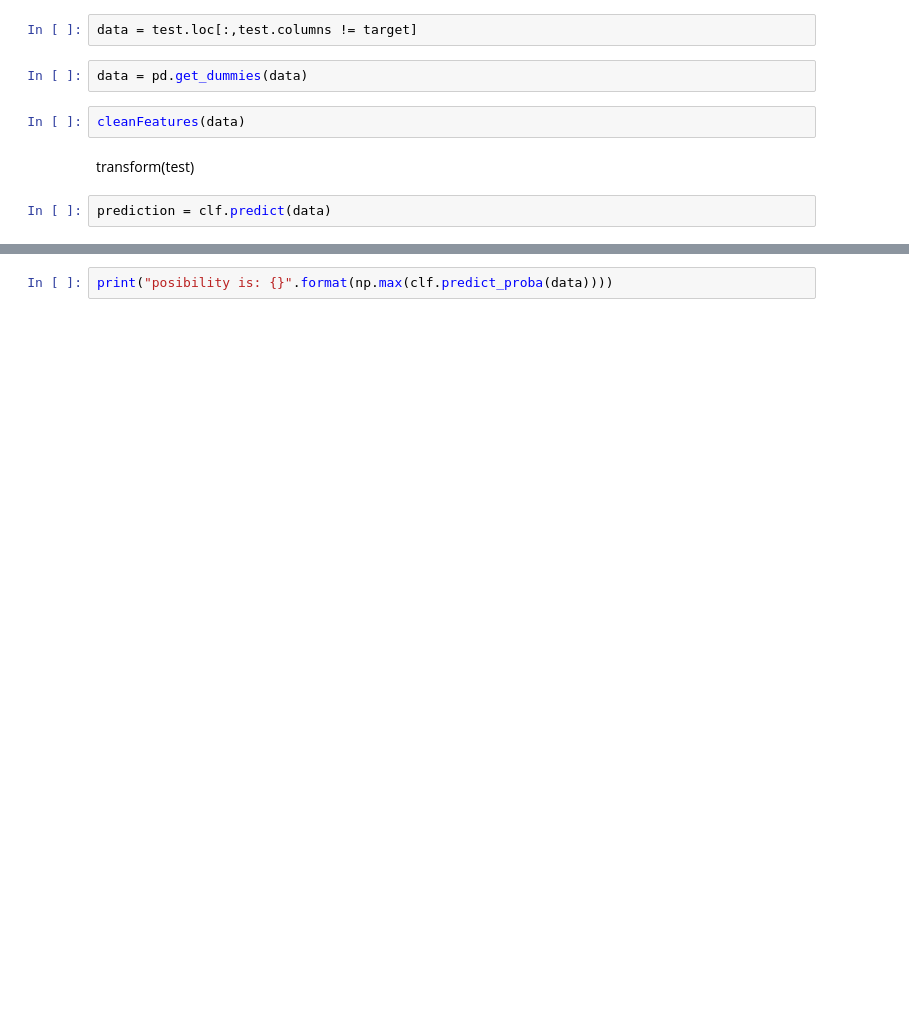
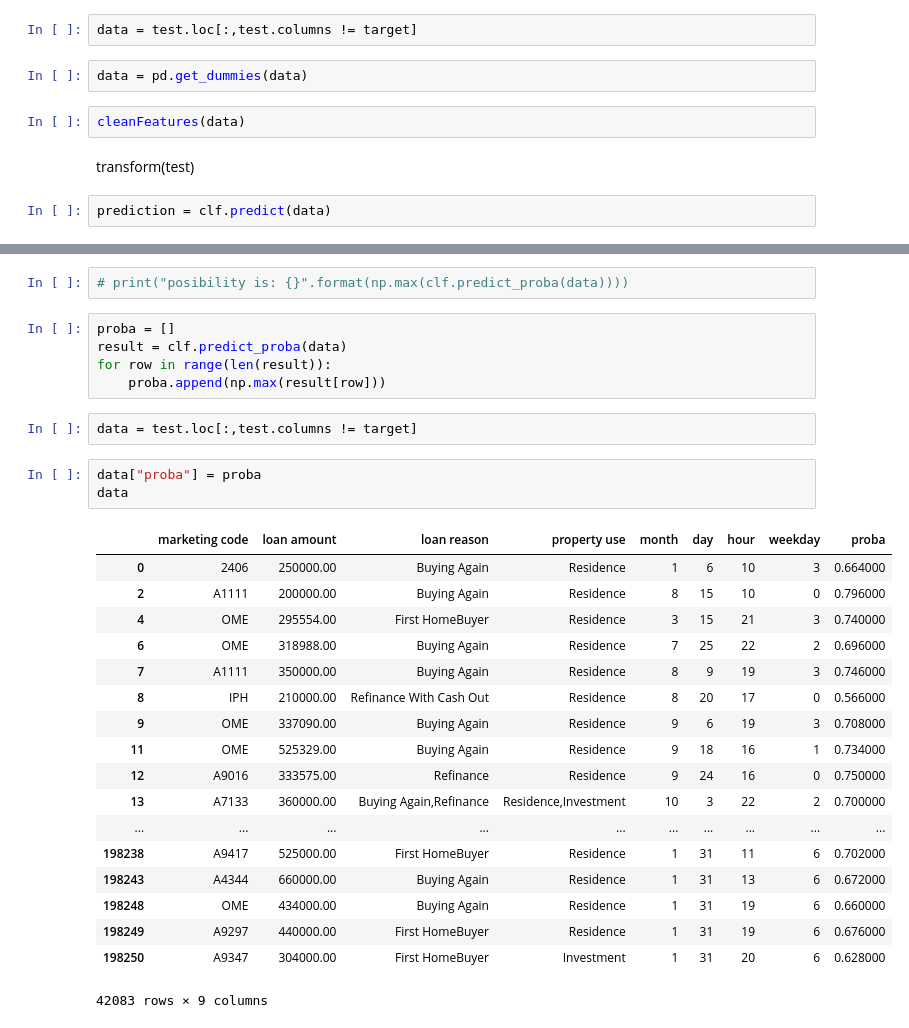
Before and after one commit to MagicMike90/customer-interest, a Jupyter notebook: random_forest.ipynb, the cells around one changed output, grey strips where cells are left out. Cells and saved outputs as stored; diff of their text form; blank space fills up the shorter version.

```diff
--- a/random_forest.ipynb
+++ b/random_forest.ipynb
@@ -444,2 +503,31 @@ prediction
 # %%
-print("posibility is: {}".format(np.max(clf.predict_proba(data))))
+# print("posibility is: {}".format(np.max(clf.predict_proba(data))))
+# %%
+proba = []
+result = clf.predict_proba(data)
+for row in range(len(result)):
+    proba.append(np.max(result[row]))
+# %%
+data = test.loc[:,test.columns != target]
+# %%
+data["proba"] = proba
+data
+# %% [output]
+|  | marketing code | loan amount | loan reason | property use | month | day | hour | weekday | proba |
+| 0 | 2406 | 250000.00 | Buying Again | Residence | 1 | 6 | 10 | 3 | 0.664000 |
+| 2 | A1111 | 200000.00 | Buying Again | Residence | 8 | 15 | 10 | 0 | 0.796000 |
+| 4 | OME | 295554.00 | First HomeBuyer | Residence | 3 | 15 | 21 | 3 | 0.740000 |
+| 6 | OME | 318988.00 | Buying Again | Residence | 7 | 25 | 22 | 2 | 0.696000 |
+| 7 | A1111 | 350000.00 | Buying Again | Residence | 8 | 9 | 19 | 3 | 0.746000 |
+| 8 | IPH | 210000.00 | Refinance With Cash Out | Residence | 8 | 20 | 17 | 0 | 0.566000 |
+| 9 | OME | 337090.00 | Buying Again | Residence | 9 | 6 | 19 | 3 | 0.708000 |
+| 11 | OME | 525329.00 | Buying Again | Residence | 9 | 18 | 16 | 1 | 0.734000 |
+| 12 | A9016 | 333575.00 | Refinance | Residence | 9 | 24 | 16 | 0 | 0.750000 |
+| 13 | A7133 | 360000.00 | Buying Again,Refinance | Residence,Investment | 10 | 3 | 22 | 2 | 0.700000 |
+| ... | ... | ... | ... | ... | ... | ... | ... | ... | ... |
+| 198238 | A9417 | 525000.00 | First HomeBuyer | Residence | 1 | 31 | 11 | 6 | 0.702000 |
+| 198243 | A4344 | 660000.00 | Buying Again | Residence | 1 | 31 | 13 | 6 | 0.672000 |
+| 198248 | OME | 434000.00 | Buying Again | Residence | 1 | 31 | 19 | 6 | 0.660000 |
+| 198249 | A9297 | 440000.00 | First HomeBuyer | Residence | 1 | 31 | 19 | 6 | 0.676000 |
+| 198250 | A9347 | 304000.00 | First HomeBuyer | Investment | 1 | 31 | 20 | 6 | 0.628000 |
+42083 rows × 9 columns
```
Also changed, not shown: parts of 19 cells of this notebook, 4 other files.
